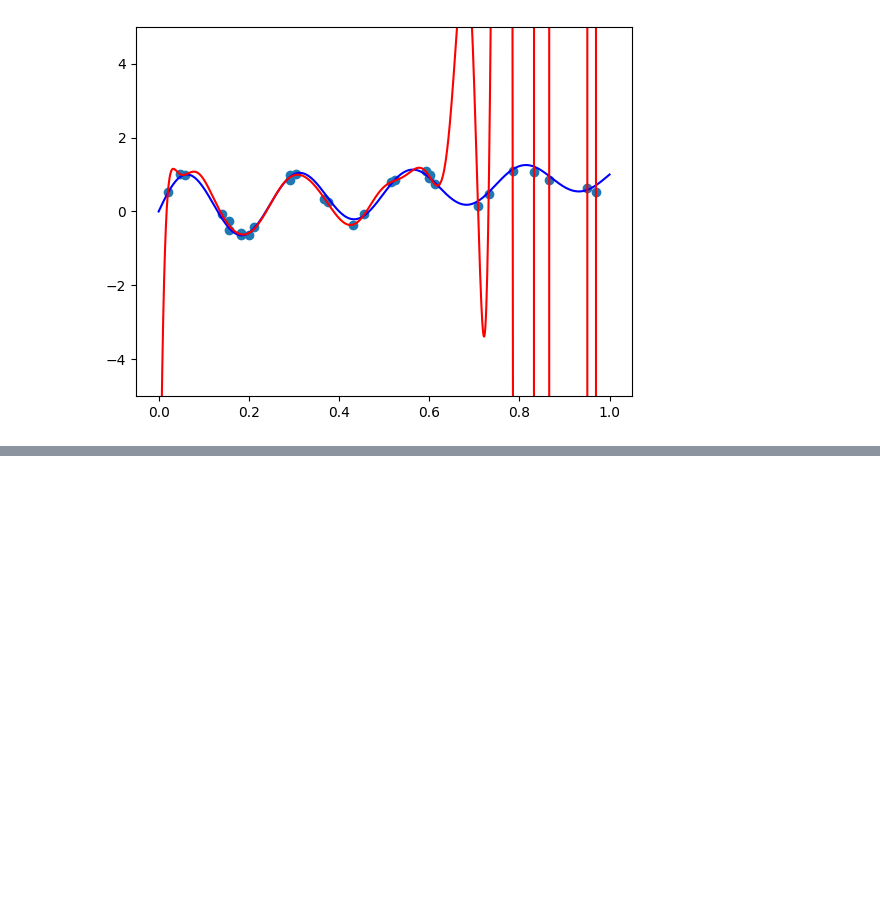
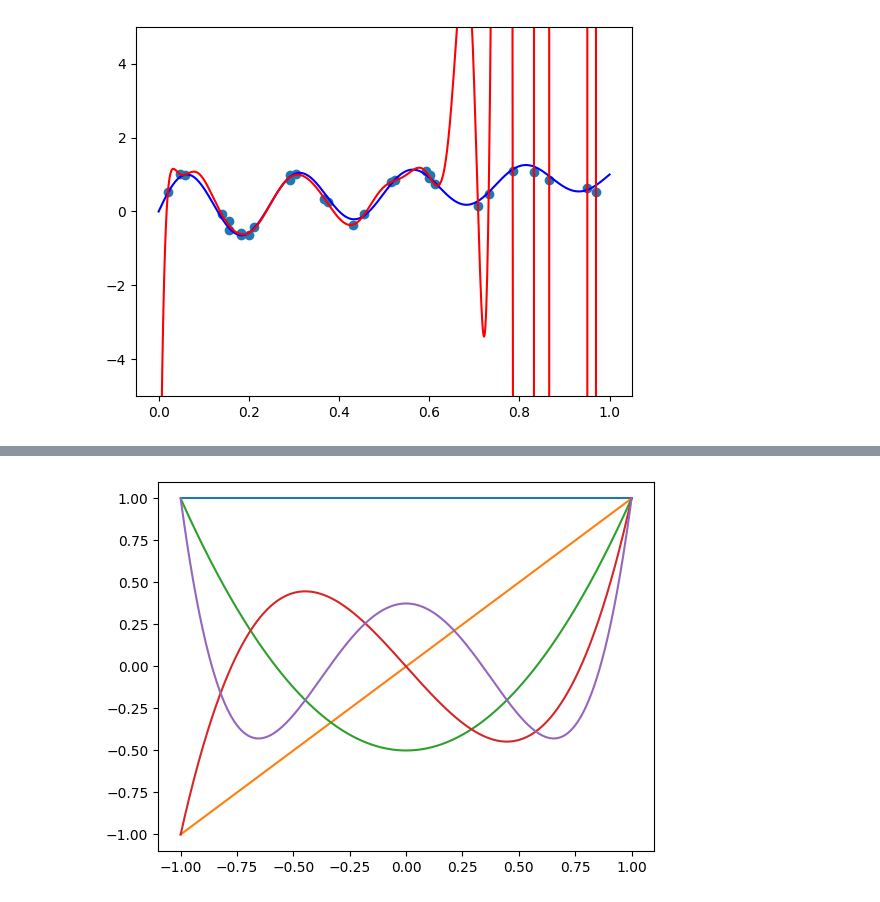
Before and after one commit to ajegorovs/aj_python_tool_lib, a Jupyter notebook: data_processing/Regression/different_poly_basis_fit.ipynb, the cells around one changed output, grey strips where cells are left out. Saved outputs shown, nothing was run; the diff lists cells and outputs as text; code cells hidden in the pictures; blank space fills up the shorter version.

```diff
--- a/data_processing/Regression/different_poly_basis_fit.ipynb
+++ b/data_processing/Regression/different_poly_basis_fit.ipynb
@@ -101,0 +151,8 @@ for i,v in enumerate(Vm_cheb.T):
+# %%
+def legvander_rescaled(x, deg=4):
+    return np.polynomial.legendre.legvander(rescale(x), deg=deg)
+
+for i,v in enumerate(legvander_rescaled(plt_xs).T):
+    plt.plot(rescale(plt_xs), v)
+# %% [output]
+[figure, added]
```
Also changed, not shown: parts of 15 cells of this notebook, 3 other files.
